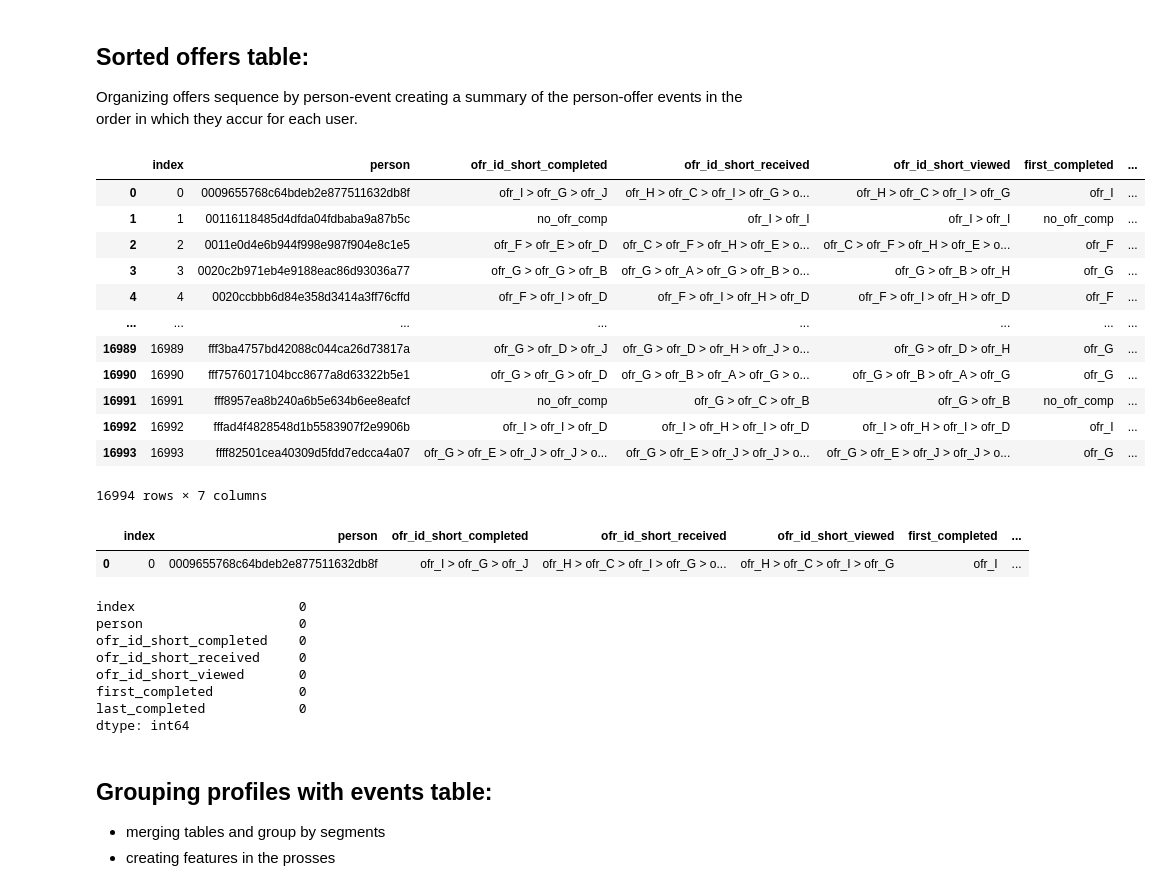
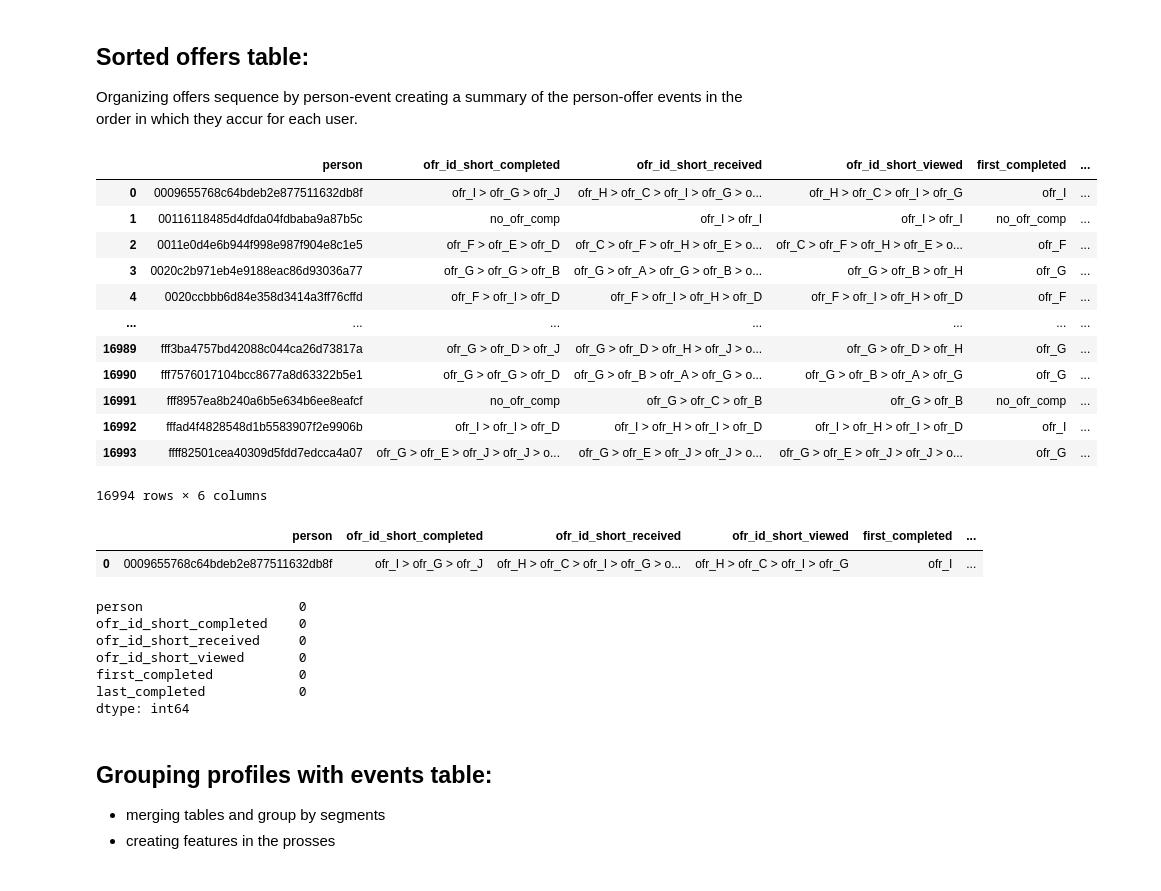
Before and after one commit to Niltonjuniorphd/Starbucks_project, a Jupyter notebook: feature_enegineering.ipynb, the cells around one changed output. Drawn from its saved outputs; the diff is of its cells as text; code cells hidden in the pictures.

```diff
--- a/feature_enegineering.ipynb
+++ b/feature_enegineering.ipynb
@@ -743,46 +741,45 @@ Organizing offers sequence by person-event creating a summary of the person-offe
 # %%
 sorted_offers = events.pivot_table(index=['person'], columns=['event'], values=['ofr_id_short'], aggfunc= lambda x: ' > '.join(x)).reset_index()
 
 sorted_offers.columns = ['_'.join(col).strip('_') for col in sorted_offers.columns.to_flat_index()]
 
 sorted_offers['first_completed'] = [x.split(' > ')[0] if type(x) == str else x for x in sorted_offers['ofr_id_short_completed']]
 sorted_offers['last_completed'] = [x.split(' > ')[-1] if type(x) == str else x for x in sorted_offers['ofr_id_short_completed']]
 
 
 sorted_offers['ofr_id_short_completed'] = sorted_offers['ofr_id_short_completed'].fillna('no_ofr_comp')
 sorted_offers['ofr_id_short_received'] = sorted_offers['ofr_id_short_received'].fillna('no_ofr_rec')
 sorted_offers['ofr_id_short_viewed'] = sorted_offers['ofr_id_short_viewed'].fillna('no_ofr_view')
 
-sorted_offers = sorted_offers.fillna('no_ofr_comp').reset_index()
+sorted_offers = sorted_offers.fillna('no_ofr_comp')
 
 # pd.get_dummies(sorted_offers, columns=['ofr_id_short_completed'], drop_first=True, prefix_sep= ' > ')
 
 sorted_offers.to_csv('medalion_data_store/silver/sorted_offers.csv', index=False)
 
 sorted_offers
 # %% [output]
-|  | index | person | ofr_id_short_completed | ofr_id_short_received | ofr_id_short_viewed | first_completed | ... |
-| 0 | 0 | 0009655768c64bdeb2e877511632db8f | ofr_I > ofr_G > ofr_J | ofr_H > ofr_C > ofr_I > ofr_G > o... | ofr_H > ofr_C > ofr_I > ofr_G | ofr_I | ... |
-| 1 | 1 | 00116118485d4dfda04fdbaba9a87b5c | no_ofr_comp | ofr_I > ofr_I | ofr_I > ofr_I | no_ofr_comp | ... |
-| 2 | 2 | 0011e0d4e6b944f998e987f904e8c1e5 | ofr_F > ofr_E > ofr_D | ofr_C > ofr_F > ofr_H > ofr_E > o... | ofr_C > ofr_F > ofr_H > ofr_E > o... | ofr_F | ... |
-| 3 | 3 | 0020c2b971eb4e9188eac86d93036a77 | ofr_G > ofr_G > ofr_B | ofr_G > ofr_A > ofr_G > ofr_B > o... | ofr_G > ofr_B > ofr_H | ofr_G | ... |
-| 4 | 4 | 0020ccbbb6d84e358d3414a3ff76cffd | ofr_F > ofr_I > ofr_D | ofr_F > ofr_I > ofr_H > ofr_D | ofr_F > ofr_I > ofr_H > ofr_D | ofr_F | ... |
-| ... | ... | ... | ... | ... | ... | ... | ... |
-| 16989 | 16989 | fff3ba4757bd42088c044ca26d73817a | ofr_G > ofr_D > ofr_J | ofr_G > ofr_D > ofr_H > ofr_J > o... | ofr_G > ofr_D > ofr_H | ofr_G | ... |
-| 16990 | 16990 | fff7576017104bcc8677a8d63322b5e1 | ofr_G > ofr_G > ofr_D | ofr_G > ofr_B > ofr_A > ofr_G > o... | ofr_G > ofr_B > ofr_A > ofr_G | ofr_G | ... |
-| 16991 | 16991 | fff8957ea8b240a6b5e634b6ee8eafcf | no_ofr_comp | ofr_G > ofr_C > ofr_B | ofr_G > ofr_B | no_ofr_comp | ... |
-| 16992 | 16992 | fffad4f4828548d1b5583907f2e9906b | ofr_I > ofr_I > ofr_D | ofr_I > ofr_H > ofr_I > ofr_D | ofr_I > ofr_H > ofr_I > ofr_D | ofr_I | ... |
-| 16993 | 16993 | ffff82501cea40309d5fdd7edcca4a07 | ofr_G > ofr_E > ofr_J > ofr_J > o... | ofr_G > ofr_E > ofr_J > ofr_J > o... | ofr_G > ofr_E > ofr_J > ofr_J > o... | ofr_G | ... |
+|  | person | ofr_id_short_completed | ofr_id_short_received | ofr_id_short_viewed | first_completed | ... |
+| 0 | 0009655768c64bdeb2e877511632db8f | ofr_I > ofr_G > ofr_J | ofr_H > ofr_C > ofr_I > ofr_G > o... | ofr_H > ofr_C > ofr_I > ofr_G | ofr_I | ... |
+| 1 | 00116118485d4dfda04fdbaba9a87b5c | no_ofr_comp | ofr_I > ofr_I | ofr_I > ofr_I | no_ofr_comp | ... |
+| 2 | 0011e0d4e6b944f998e987f904e8c1e5 | ofr_F > ofr_E > ofr_D | ofr_C > ofr_F > ofr_H > ofr_E > o... | ofr_C > ofr_F > ofr_H > ofr_E > o... | ofr_F | ... |
+| 3 | 0020c2b971eb4e9188eac86d93036a77 | ofr_G > ofr_G > ofr_B | ofr_G > ofr_A > ofr_G > ofr_B > o... | ofr_G > ofr_B > ofr_H | ofr_G | ... |
+| 4 | 0020ccbbb6d84e358d3414a3ff76cffd | ofr_F > ofr_I > ofr_D | ofr_F > ofr_I > ofr_H > ofr_D | ofr_F > ofr_I > ofr_H > ofr_D | ofr_F | ... |
+| ... | ... | ... | ... | ... | ... | ... |
+| 16989 | fff3ba4757bd42088c044ca26d73817a | ofr_G > ofr_D > ofr_J | ofr_G > ofr_D > ofr_H > ofr_J > o... | ofr_G > ofr_D > ofr_H | ofr_G | ... |
+| 16990 | fff7576017104bcc8677a8d63322b5e1 | ofr_G > ofr_G > ofr_D | ofr_G > ofr_B > ofr_A > ofr_G > o... | ofr_G > ofr_B > ofr_A > ofr_G | ofr_G | ... |
+| 16991 | fff8957ea8b240a6b5e634b6ee8eafcf | no_ofr_comp | ofr_G > ofr_C > ofr_B | ofr_G > ofr_B | no_ofr_comp | ... |
+| 16992 | fffad4f4828548d1b5583907f2e9906b | ofr_I > ofr_I > ofr_D | ofr_I > ofr_H > ofr_I > ofr_D | ofr_I > ofr_H > ofr_I > ofr_D | ofr_I | ... |
+| 16993 | ffff82501cea40309d5fdd7edcca4a07 | ofr_G > ofr_E > ofr_J > ofr_J > o... | ofr_G > ofr_E > ofr_J > ofr_J > o... | ofr_G > ofr_E > ofr_J > ofr_J > o... | ofr_G | ... |
-16994 rows × 7 columns
+16994 rows × 6 columns
 # %%
 sorted_offers[sorted_offers['person'] == '0009655768c64bdeb2e877511632db8f']
 # %% [output]
-|  | index | person | ofr_id_short_completed | ofr_id_short_received | ofr_id_short_viewed | first_completed | ... |
-| 0 | 0 | 0009655768c64bdeb2e877511632db8f | ofr_I > ofr_G > ofr_J | ofr_H > ofr_C > ofr_I > ofr_G > o... | ofr_H > ofr_C > ofr_I > ofr_G | ofr_I | ... |
+|  | person | ofr_id_short_completed | ofr_id_short_received | ofr_id_short_viewed | first_completed | ... |
+| 0 | 0009655768c64bdeb2e877511632db8f | ofr_I > ofr_G > ofr_J | ofr_H > ofr_C > ofr_I > ofr_G > o... | ofr_H > ofr_C > ofr_I > ofr_G | ofr_I | ... |
 # %%
 sorted_offers.isna().sum()
 # %% [output]
-index                     0
 person                    0
 ofr_id_short_completed    0
 ofr_id_short_received     0
```
Also changed, not shown: parts of 3 cells of this notebook, 33 other files.
